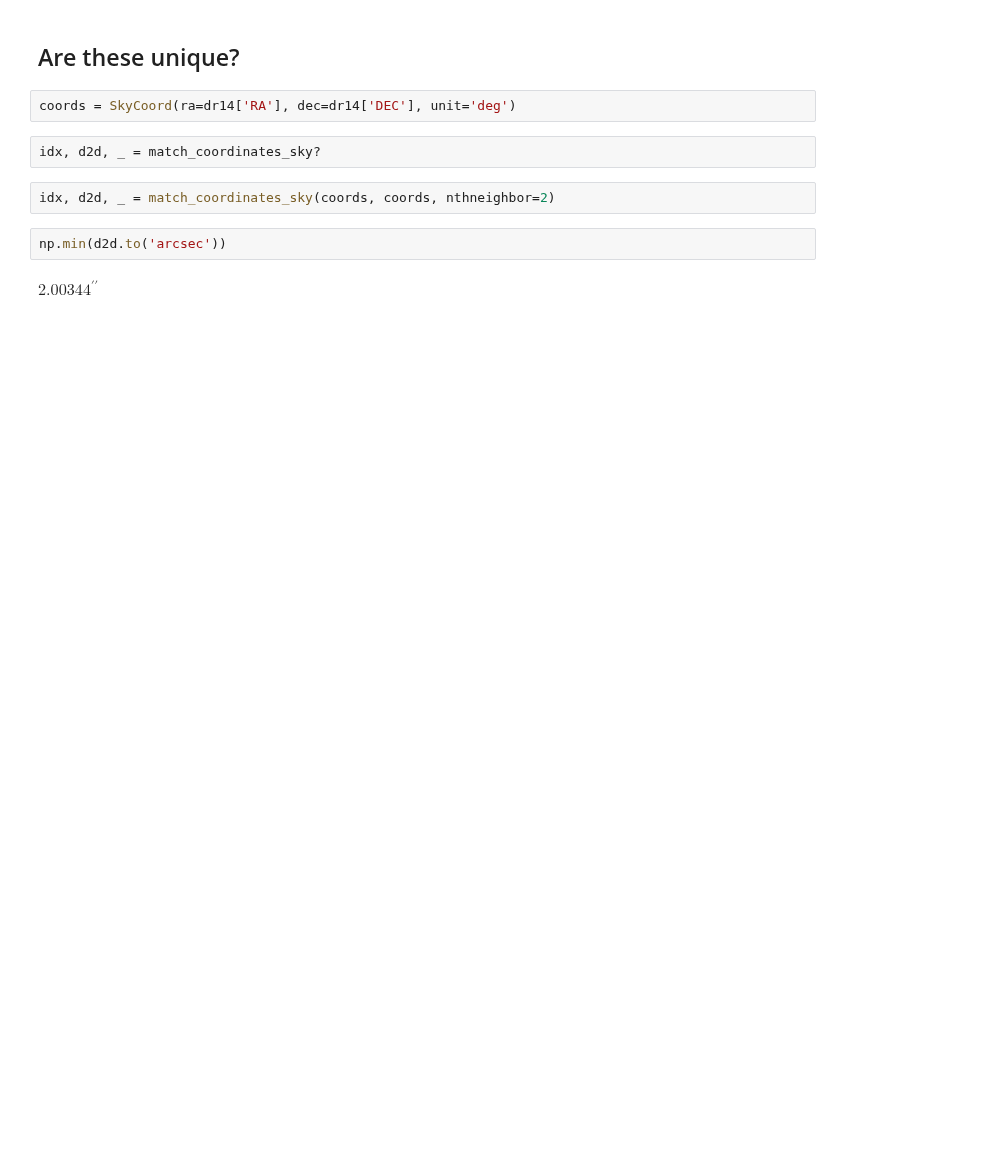
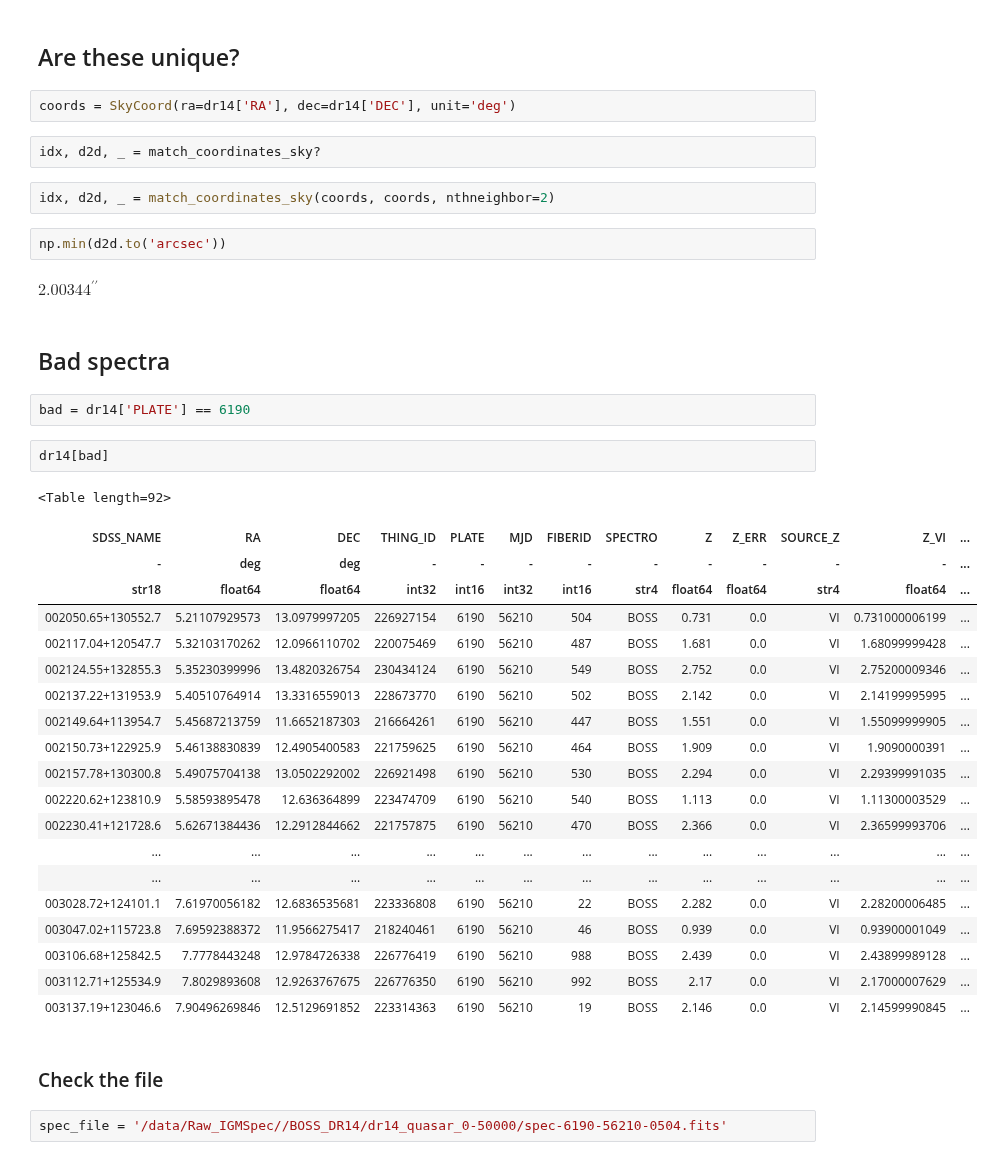
Before and after one commit to specdb/igmspec, a Jupyter notebook: docs/datasets/BOSS_DR14.ipynb, the cells around one changed output. Cells and saved outputs as stored; diff of their text form; blank space fills up the shorter version.

```diff
--- a/docs/datasets/BOSS_DR14.ipynb
+++ b/docs/datasets/BOSS_DR14.ipynb
@@ -55,3 +56,34 @@ idx, d2d, _ = match_coordinates_sky(coords, coords, nthneighbor=2)
 np.min(d2d.to('arcsec'))
 # %% [output]
 $2.00344\mathrm{{}^{\prime\prime}}$
+# %% [markdown]
+## Bad spectra
+# %%
+bad = dr14['PLATE'] == 6190
+# %%
+dr14[bad]
+# %% [output]
+<Table length=92>
+| SDSS_NAME | RA | DEC | THING_ID | PLATE | MJD | FIBERID | SPECTRO | Z | Z_ERR | SOURCE_Z | Z_VI | ... |
+| - | deg | deg | - | - | - | - | - | - | - | - | - | ... |
+| str18 | float64 | float64 | int32 | int16 | int32 | int16 | str4 | float64 | float64 | str4 | float64 | ... |
+| 002050.65+130552.7 | 5.21107929573 | 13.0979997205 | 226927154 | 6190 | 56210 | 504 | BOSS | 0.731 | 0.0 | VI | 0.731000006199 | ... |
+| 002117.04+120547.7 | 5.32103170262 | 12.0966110702 | 220075469 | 6190 | 56210 | 487 | BOSS | 1.681 | 0.0 | VI | 1.68099999428 | ... |
+| 002124.55+132855.3 | 5.35230399996 | 13.4820326754 | 230434124 | 6190 | 56210 | 549 | BOSS | 2.752 | 0.0 | VI | 2.75200009346 | ... |
+| 002137.22+131953.9 | 5.40510764914 | 13.3316559013 | 228673770 | 6190 | 56210 | 502 | BOSS | 2.142 | 0.0 | VI | 2.14199995995 | ... |
+| 002149.64+113954.7 | 5.45687213759 | 11.6652187303 | 216664261 | 6190 | 56210 | 447 | BOSS | 1.551 | 0.0 | VI | 1.55099999905 | ... |
+| 002150.73+122925.9 | 5.46138830839 | 12.4905400583 | 221759625 | 6190 | 56210 | 464 | BOSS | 1.909 | 0.0 | VI | 1.9090000391 | ... |
+| 002157.78+130300.8 | 5.49075704138 | 13.0502292002 | 226921498 | 6190 | 56210 | 530 | BOSS | 2.294 | 0.0 | VI | 2.29399991035 | ... |
+| 002220.62+123810.9 | 5.58593895478 | 12.636364899 | 223474709 | 6190 | 56210 | 540 | BOSS | 1.113 | 0.0 | VI | 1.11300003529 | ... |
+| 002230.41+121728.6 | 5.62671384436 | 12.2912844662 | 221757875 | 6190 | 56210 | 470 | BOSS | 2.366 | 0.0 | VI | 2.36599993706 | ... |
+| ... | ... | ... | ... | ... | ... | ... | ... | ... | ... | ... | ... | ... |
+| ... | ... | ... | ... | ... | ... | ... | ... | ... | ... | ... | ... | ... |
+| 003028.72+124101.1 | 7.61970056182 | 12.6836535681 | 223336808 | 6190 | 56210 | 22 | BOSS | 2.282 | 0.0 | VI | 2.28200006485 | ... |
+| 003047.02+115723.8 | 7.69592388372 | 11.9566275417 | 218240461 | 6190 | 56210 | 46 | BOSS | 0.939 | 0.0 | VI | 0.93900001049 | ... |
+| 003106.68+125842.5 | 7.7778443248 | 12.9784726338 | 226776419 | 6190 | 56210 | 988 | BOSS | 2.439 | 0.0 | VI | 2.43899989128 | ... |
+| 003112.71+125534.9 | 7.8029893608 | 12.9263767675 | 226776350 | 6190 | 56210 | 992 | BOSS | 2.17 | 0.0 | VI | 2.17000007629 | ... |
+| 003137.19+123046.6 | 7.90496269846 | 12.5129691852 | 223314363 | 6190 | 56210 | 19 | BOSS | 2.146 | 0.0 | VI | 2.14599990845 | ... |
+# %% [markdown]
+### Check the file
+# %%
+spec_file = '/data/Raw_IGMSpec//BOSS_DR14/dr14_quasar_0-50000/spec-6190-56210-0504.fits'
```
Also changed, not shown: parts of 16 cells of this notebook, 3 other files.
